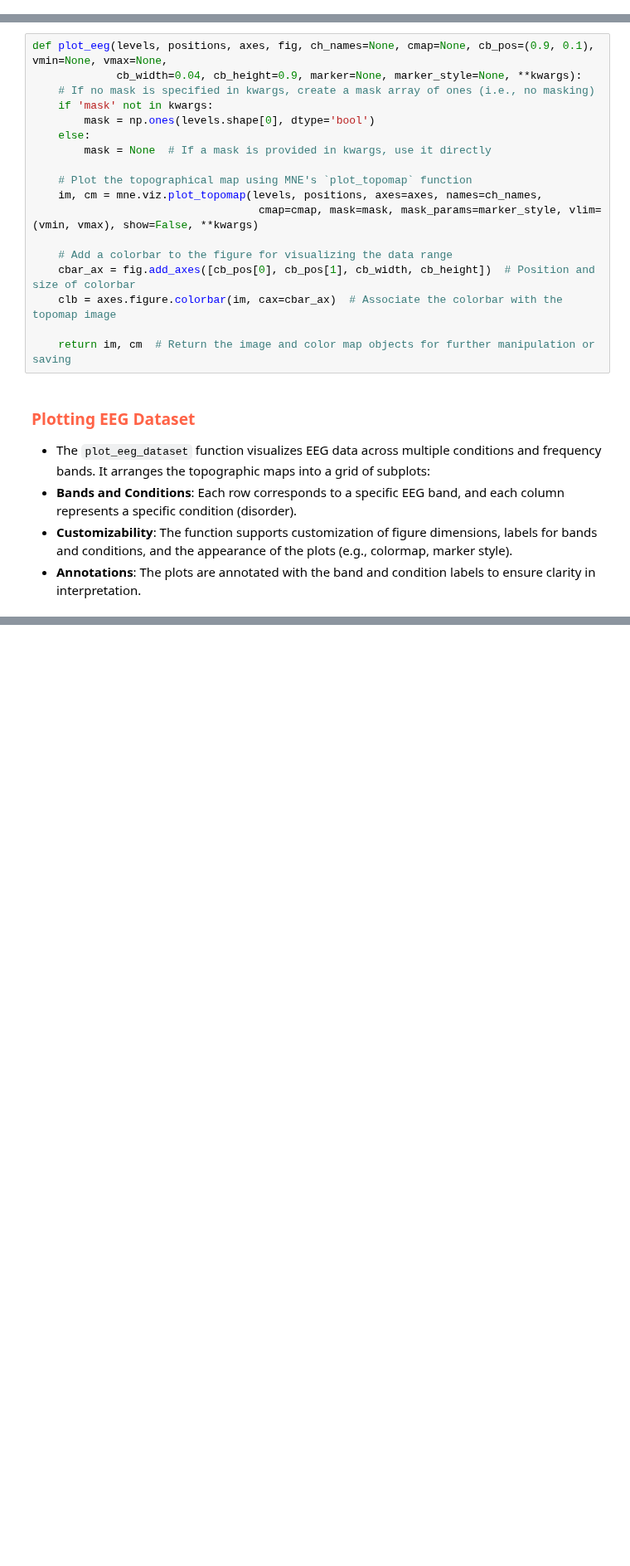
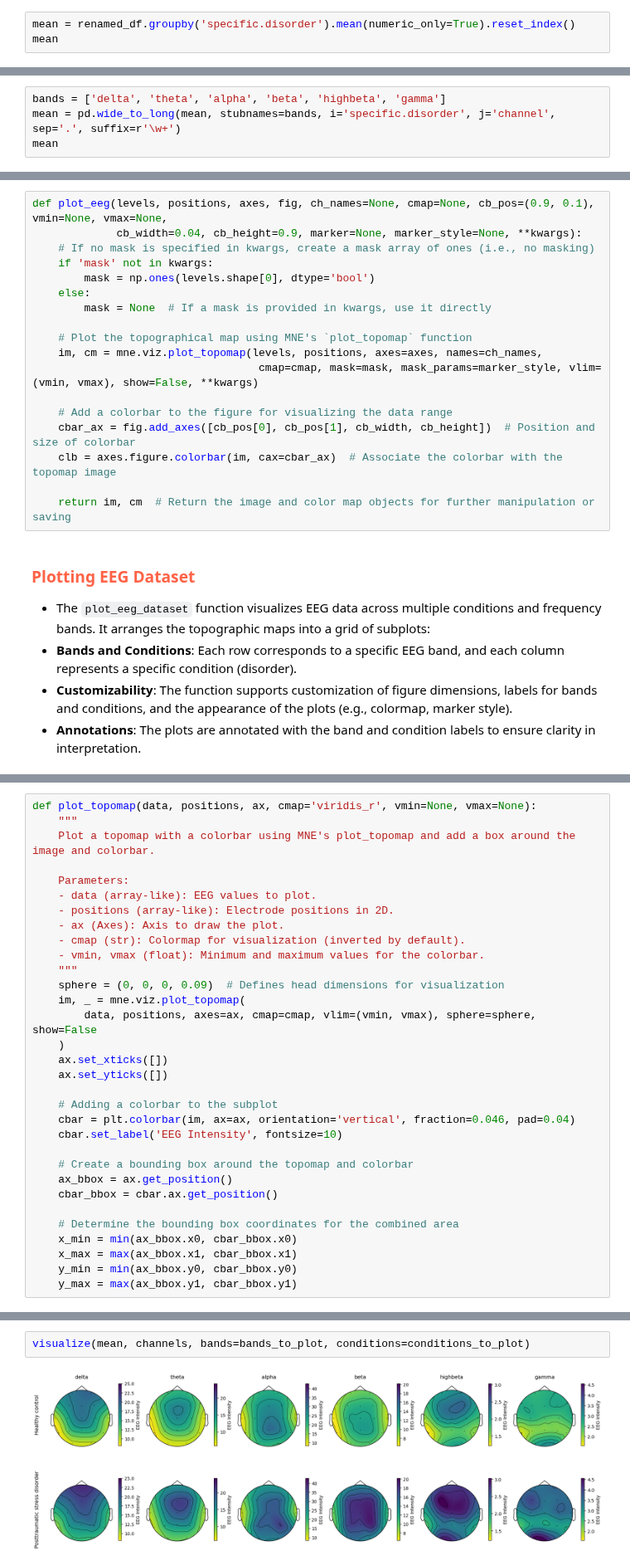
Before and after one commit to twix402/NeuroML, a Jupyter notebook: Codes/NeuroVis.ipynb, the cells around one changed output, grey strips where cells are left out. Shown at 83% size. Drawn from its saved outputs; the diff is of its cells as text; blank space fills up the shorter version.

```diff
--- a/Codes/NeuroVis.ipynb
+++ b/Codes/NeuroVis.ipynb
@@ -223,0 +196,3 @@ main_mean
+# %%
+mean = renamed_df.groupby('specific.disorder').mean(numeric_only=True).reset_index()
+mean
@@ -223,0 +214,4 @@ main_mean
+# %%
+bands = ['delta', 'theta', 'alpha', 'beta', 'highbeta', 'gamma']
+mean = pd.wide_to_long(mean, stubnames=bands, i='specific.disorder', j='channel', sep='.', suffix=r'\w+')
+mean
@@ -377,3 +273,35 @@ plt.show()
+# %%
+def plot_topomap(data, positions, ax, cmap='viridis_r', vmin=None, vmax=None):
+    """
+    Plot a topomap with a colorbar using MNE's plot_topomap and add a box around the image and colorbar.
+
+    Parameters:
+    - data (array-like): EEG values to plot.
+    - positions (array-like): Electrode positions in 2D.
+    - ax (Axes): Axis to draw the plot.
+    - cmap (str): Colormap for visualization (inverted by default).
+    - vmin, vmax (float): Minimum and maximum values for the colorbar.
+    """
+    sphere = (0, 0, 0, 0.09)  # Defines head dimensions for visualization
+    im, _ = mne.viz.plot_topomap(
+        data, positions, axes=ax, cmap=cmap, vlim=(vmin, vmax), sphere=sphere, show=False
+    )
+    ax.set_xticks([])
+    ax.set_yticks([])
+
+    # Adding a colorbar to the subplot
+    cbar = plt.colorbar(im, ax=ax, orientation='vertical', fraction=0.046, pad=0.04)
+    cbar.set_label('EEG Intensity', fontsize=10)
+
+    # Create a bounding box around the topomap and colorbar
+    ax_bbox = ax.get_position()
+    cbar_bbox = cbar.ax.get_position()
+
+    # Determine the bounding box coordinates for the combined area
+    x_min = min(ax_bbox.x0, cbar_bbox.x0)
+    x_max = max(ax_bbox.x1, cbar_bbox.x1)
+    y_min = min(ax_bbox.y0, cbar_bbox.y0)
+    y_max = max(ax_bbox.y1, cbar_bbox.y1)
 # %% [markdown]
 <h3 style="color:#FF6347; font-weight: bold;">Plotting EEG Topographic Maps for PTSD and Healthy Control :- </h3>
 
@@ -395,0 +375,4 @@ plt.show()
+# %%
+visualize(mean, channels, bands=bands_to_plot, conditions=conditions_to_plot)
+# %% [output]
+[figure, added]
```
Also changed, not shown: parts of 15 cells of this notebook, 7 other files.
